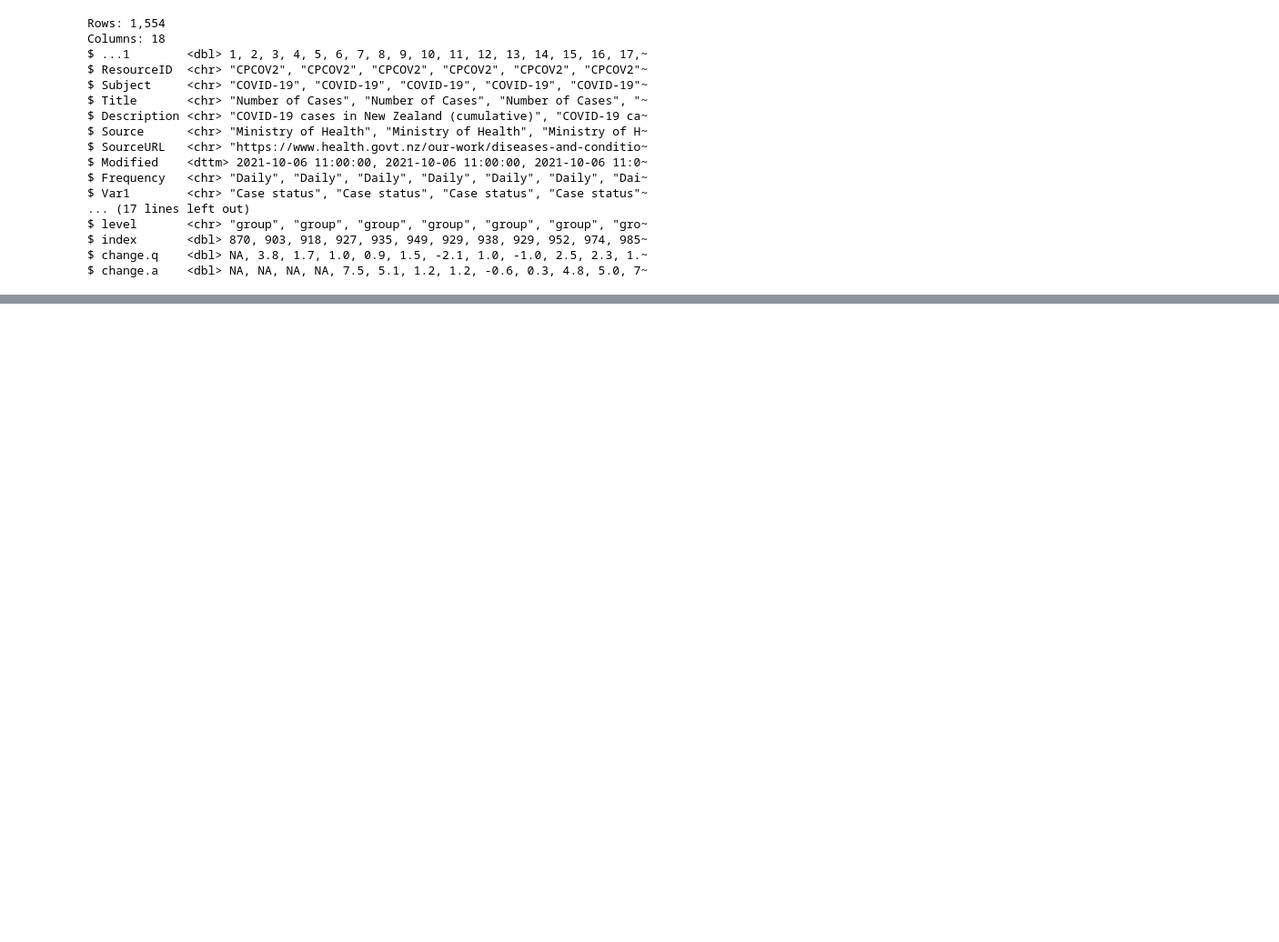
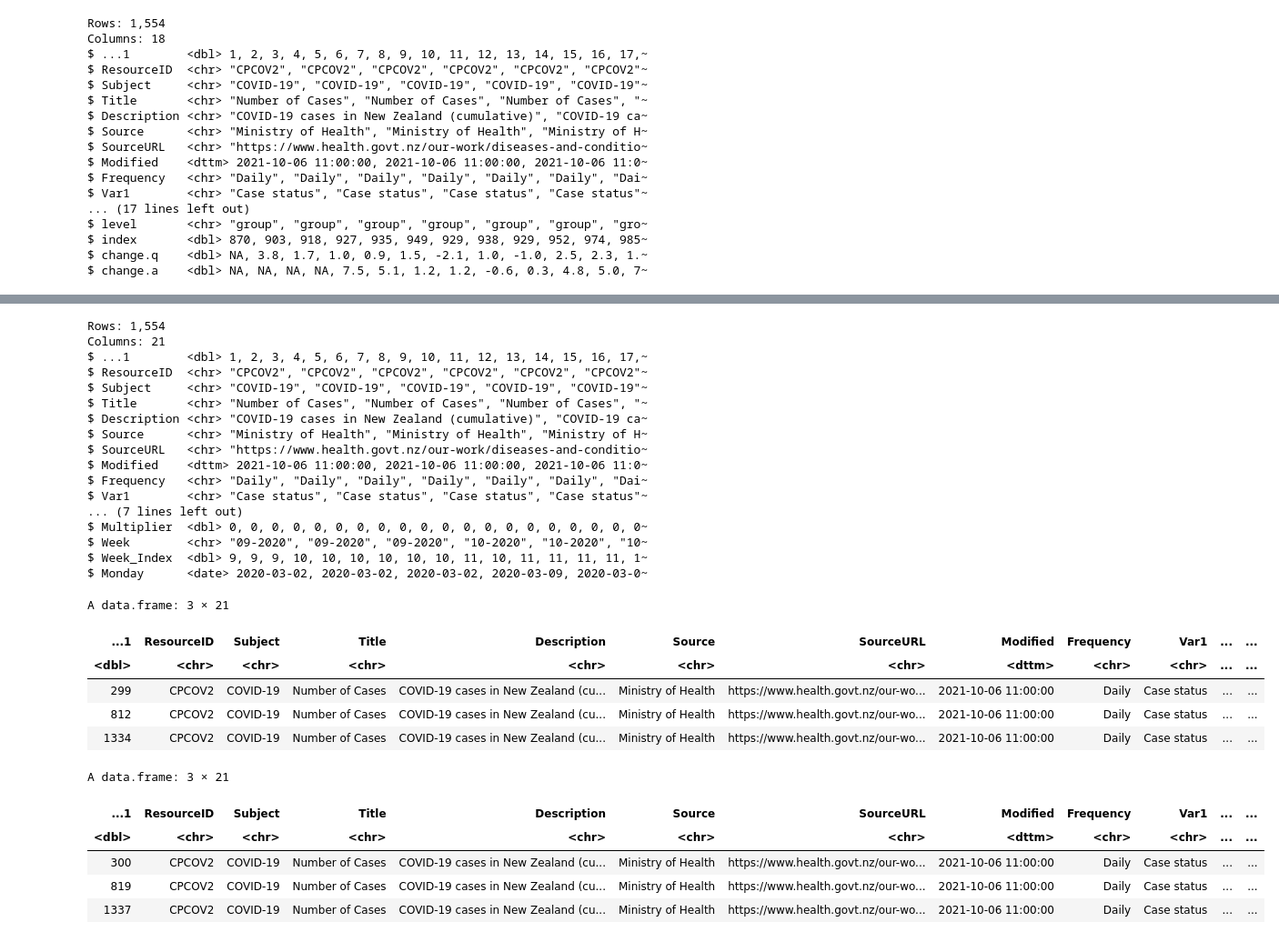
Before and after one commit to oscar-toohey/DATA201-group-project, a Jupyter notebook: numcase.ipynb, the cells around one changed output, grey strips where cells are left out. Shown at 91% size. Saved outputs shown, nothing was run; the diff lists cells and outputs as text; code cells hidden in the pictures; blank space fills up the shorter version.

```diff
--- a/numcase.ipynb
+++ b/numcase.ipynb
@@ -163,3 +188,39 @@ $ Value     <dbl> 1, 1, 1, 1, 1, 3, 3, 4, 5, 5, 5, 5, 5, 5, 5, 6, 8, 8, 12, 20~
+# %%
+# Example of wrong conversion
+trim_Covid_Raw_df(covid_case_df, "random") %>% glimpse()
+
+trim_Covid_Raw_df(covid_case_df, "random") %>% filter(Week=="53-2021")
+trim_Covid_Raw_df(covid_case_df, "random") %>% filter(Date=="2021-01-05")
+# %% [output]
+Rows: 1,554
+Columns: 21
+$ ...1        <dbl> 1, 2, 3, 4, 5, 6, 7, 8, 9, 10, 11, 12, 13, 14, 15, 16, 17,~
+$ ResourceID  <chr> "CPCOV2", "CPCOV2", "CPCOV2", "CPCOV2", "CPCOV2", "CPCOV2"~
+$ Subject     <chr> "COVID-19", "COVID-19", "COVID-19", "COVID-19", "COVID-19"~
+$ Title       <chr> "Number of Cases", "Number of Cases", "Number of Cases", "~
+$ Description <chr> "COVID-19 cases in New Zealand (cumulative)", "COVID-19 ca~
+$ Source      <chr> "Ministry of Health", "Ministry of Health", "Ministry of H~
+$ SourceURL   <chr> "https://www.health.govt.nz/our-work/diseases-and-conditio~
+$ Modified    <dttm> 2021-10-06 11:00:00, 2021-10-06 11:00:00, 2021-10-06 11:0~
+$ Frequency   <chr> "Daily", "Daily", "Daily", "Daily", "Daily", "Daily", "Dai~
+$ Var1        <chr> "Case status", "Case status", "Case status", "Case status"~
+... (7 lines left out)
+$ Multiplier  <dbl> 0, 0, 0, 0, 0, 0, 0, 0, 0, 0, 0, 0, 0, 0, 0, 0, 0, 0, 0, 0~
+$ Week        <chr> "09-2020", "09-2020", "09-2020", "10-2020", "10-2020", "10~
+$ Week_Index  <dbl> 9, 9, 9, 10, 10, 10, 10, 10, 10, 11, 10, 11, 11, 11, 11, 1~
+$ Monday      <date> 2020-03-02, 2020-03-02, 2020-03-02, 2020-03-09, 2020-03-0~
+A data.frame: 3 × 21
+| ...1 | ResourceID | Subject | Title | Description | Source | SourceURL | Modified | Frequency | Var1 | ... | ... |
+| <dbl> | <chr> | <chr> | <chr> | <chr> | <chr> | <chr> | <dttm> | <chr> | <chr> | ... | ... |
+| 299 | CPCOV2 | COVID-19 | Number of Cases | COVID-19 cases in New Zealand (cu... | Ministry of Health | https://www.health.govt.nz/our-wo... | 2021-10-06 11:00:00 | Daily | Case status | ... | ... |
+| 812 | CPCOV2 | COVID-19 | Number of Cases | COVID-19 cases in New Zealand (cu... | Ministry of Health | https://www.health.govt.nz/our-wo... | 2021-10-06 11:00:00 | Daily | Case status | ... | ... |
+| 1334 | CPCOV2 | COVID-19 | Number of Cases | COVID-19 cases in New Zealand (cu... | Ministry of Health | https://www.health.govt.nz/our-wo... | 2021-10-06 11:00:00 | Daily | Case status | ... | ... |
+A data.frame: 3 × 21
+| ...1 | ResourceID | Subject | Title | Description | Source | SourceURL | Modified | Frequency | Var1 | ... | ... |
+| <dbl> | <chr> | <chr> | <chr> | <chr> | <chr> | <chr> | <dttm> | <chr> | <chr> | ... | ... |
+| 300 | CPCOV2 | COVID-19 | Number of Cases | COVID-19 cases in New Zealand (cu... | Ministry of Health | https://www.health.govt.nz/our-wo... | 2021-10-06 11:00:00 | Daily | Case status | ... | ... |
+| 819 | CPCOV2 | COVID-19 | Number of Cases | COVID-19 cases in New Zealand (cu... | Ministry of Health | https://www.health.govt.nz/our-wo... | 2021-10-06 11:00:00 | Daily | Case status | ... | ... |
+| 1337 | CPCOV2 | COVID-19 | Number of Cases | COVID-19 cases in New Zealand (cu... | Ministry of Health | https://www.health.govt.nz/our-wo... | 2021-10-06 11:00:00 | Daily | Case status | ... | ... |
 # %%
 # Source: http://rstudio-pubs-static.s3.amazonaws.com/3256_bb10db1440724dac8fa40da5e658ada5.html
 color <- c(rgb(1,0,0.4,1), rgb(0,1,0.4,1), rgb(0,0,1,1))
```
Also changed, not shown: parts of 5 cells of this notebook, 3 other files.
